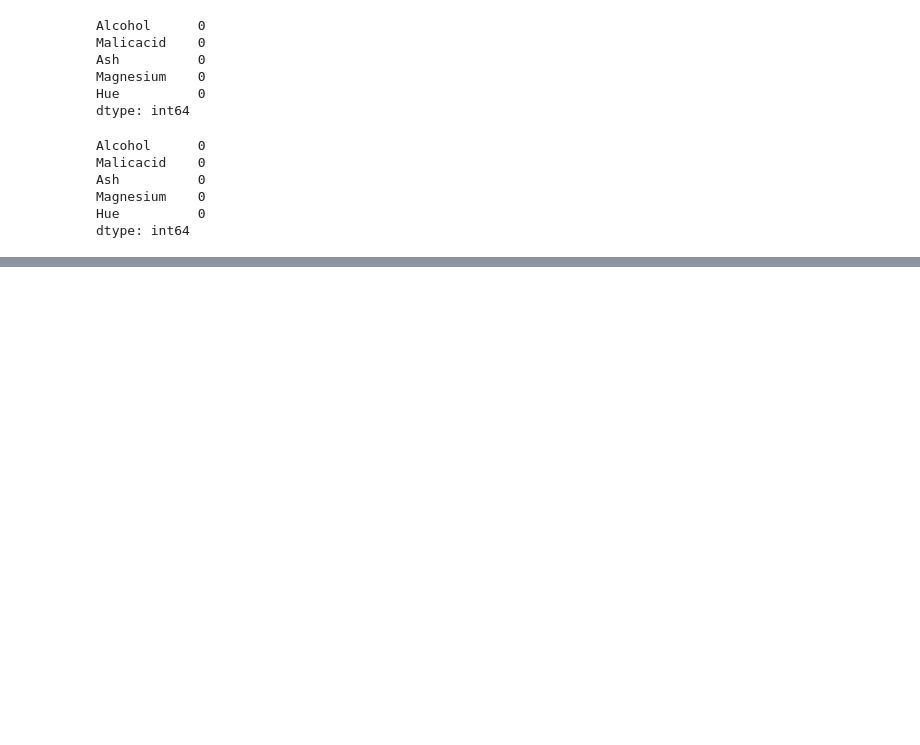
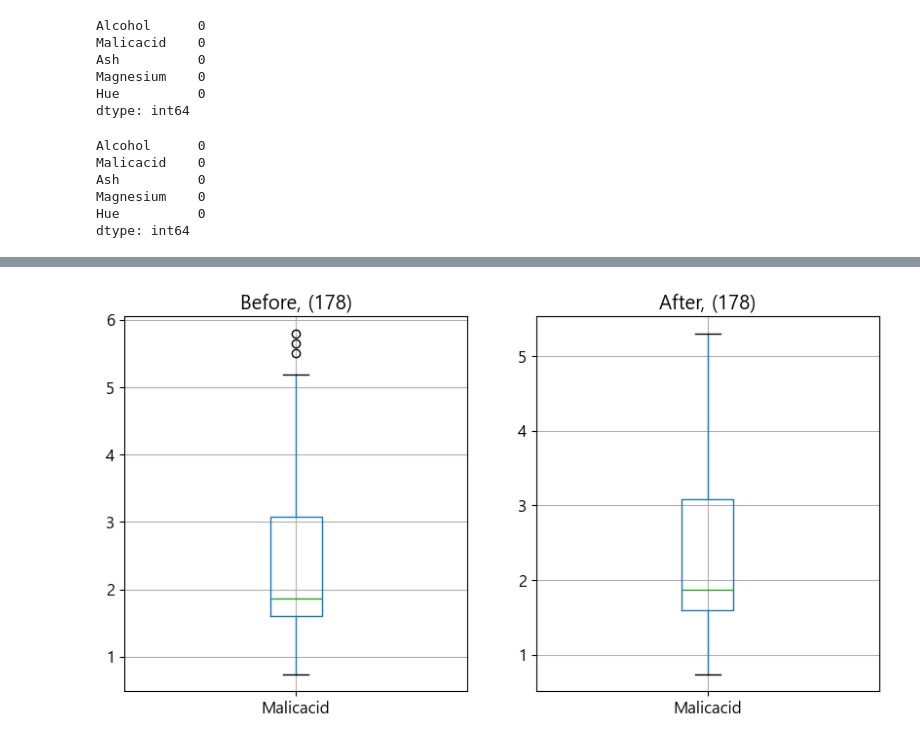
Before and after one commit to blueage98/adp_work, a Jupyter notebook: ML Codebook/2. 전처리 - 연습.ipynb, the cells around one changed output, grey strips where cells are left out. Saved outputs shown, nothing was run; the diff lists cells and outputs as text; code cells hidden in the pictures; blank space fills up the shorter version.

```diff
--- a/ML Codebook/2. 전처리 - 연습.ipynb
+++ b/ML Codebook/2. 전처리 - 연습.ipynb
@@ -124,0 +193,9 @@ dtype: int64
+# %%
+# ----------------------------------------
+# 조정(Winsorizing) 방식 전/후 비교
+# ----------------------------------------
+df_prep2 = wine[['Malicacid']].clip(top, down)
+
+ShowBoxplot(wine[['Malicacid']], df_prep2)
+# %% [output]
+[figure, added]
```
Also changed, not shown: parts of 16 cells of this notebook.
